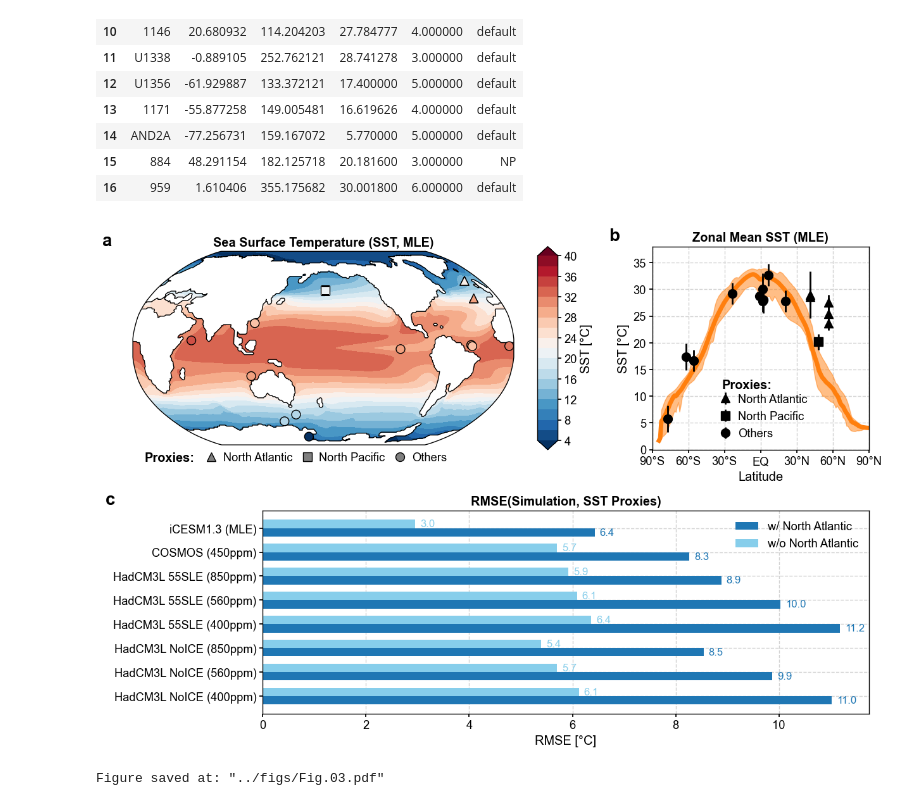
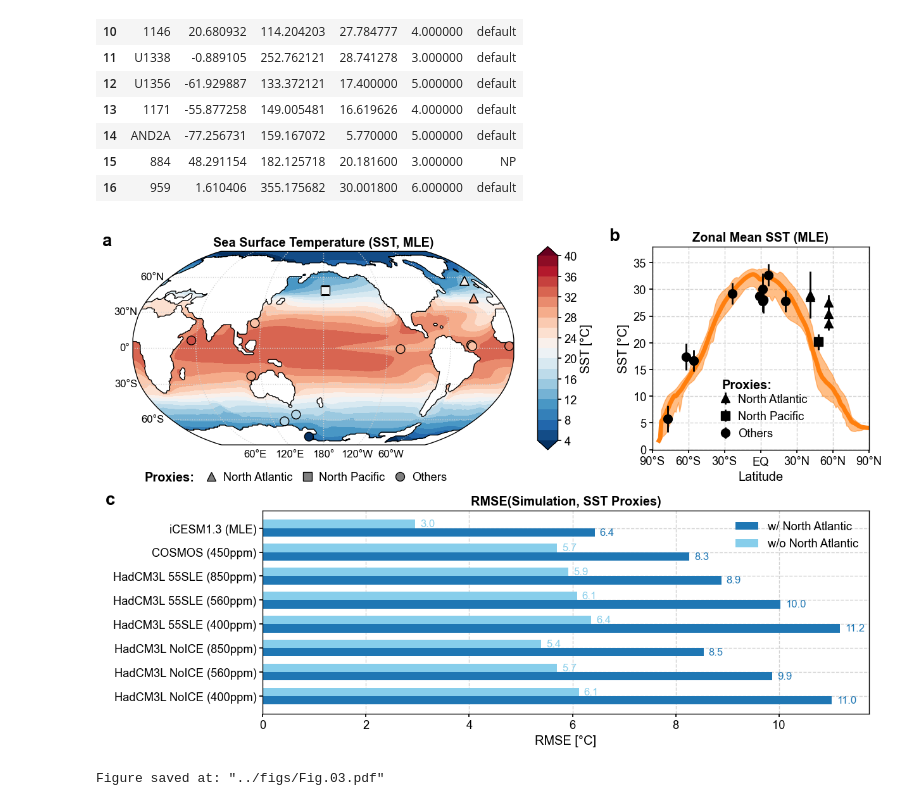
Before and after one commit to fzhu2e/paper-MCO_iCESM, a Jupyter notebook: notebooks/Fig.03.ipynb, the cells around one changed output. Cells and saved outputs as stored; diff of their text form; code cells hidden in the pictures.

```diff
--- a/notebooks/Fig.03.ipynb
+++ b/notebooks/Fig.03.ipynb
@@ -138,6 +138,9 @@ SST_mle.x.plot(
     colname_dict={'pid': 'site', 'value': 'mean', 'type': 'loc'},
     site_marker_dict=marker_dict,
     count_site_num=False,
+    add_gridlines=True,
+    gridline_style=':',
+    gridline_kws={'xlocs': [-120, -60, 60, 120, 180]}
 )
 
 ax['map_sst'].set_title('Sea Surface Temperature (SST, MLE)', weight='bold')
@@ -160,11 +163,11 @@ marker_6 = Line2D(
     label='North Atlantic',
 )
 ax['map_sst'].legend(
-    handles=[marker_6, marker_s, marker_o], loc='lower center', bbox_to_anchor=(0.5, -0.15),
+    handles=[marker_6, marker_s, marker_o], loc='lower center', bbox_to_anchor=(0.5, -0.25),
     ncol=3, columnspacing=0.3,
     handletextpad=0,
 )
-ax['map_sst'].text(0.03, -0.085, 'Proxies:', transform=ax['map_sst'].transAxes, weight='bold')
+ax['map_sst'].text(0.03, -0.185, 'Proxies:', transform=ax['map_sst'].transAxes, weight='bold')
 
 sst_zm = SST_mle.x.zm
 sst_zm.x.plot(
@@ -215,32 +218,32 @@ lb_dict = {
     'HadCM3L Mid Miocene 55SLE 560ppm': 'HadCM3L 55SLE (560ppm)',
     'HadCM3L Mid Miocene 55SLE 850ppm': 'HadCM3L 55SLE (850ppm)',
     'COSMOS Mid Miocene 450ppm': 'COSMOS (450ppm)',
     'mle': 'iCESM1.3 (MLE)',
 }
 keys = list(lb_dict.keys())
 labels = [lb_dict[k] for k in keys]
 rmse1 = [rmse[k] for k in keys]
 rmse2 = [rmse_no_NA[k] for k in keys]
 
 x = np.arange(len(labels))
 w = 0.35
 clr1 = 'tab:blue'
 clr2 = 'skyblue'
 ax['rmse'].barh(x-w/2, rmse1, w, color=clr1, label='w/ North Atlantic')
 ax['rmse'].barh(x+w/2, rmse2, w, color=clr2, label='w/o North Atlantic')
 ax['rmse'].set_xlabel('RMSE [°C]')
 ax['rmse'].set_title('RMSE(Simulation, SST Proxies)', weight='bold')
 ax['rmse'].set_yticks(x)
 ax['rmse'].set_yticklabels(labels)
 ax['rmse'].set_xticks(np.arange(0, 11, 2))
 ax['rmse'].legend()
 
 for i in range(len(x)):
     ax['rmse'].text(rmse1[i] + 0.1, x[i] - w/2, f'{rmse1[i]:.1f}', va='center', fontsize=12, color=clr1)
     ax['rmse'].text(rmse2[i] + 0.1, x[i] + w/2, f'{rmse2[i]:.1f}', va='center', fontsize=12, color=clr2)
 
 x4c.showfig(fig)
 x4c.savefig(fig, '../figs/Fig.03.pdf')
 # %% [output]
-[figure, old version]
+[figure, new version]
 Figure saved at: "../figs/Fig.03.pdf"
```
Also changed, not shown: parts of 1 cell of this notebook, 2 other files.
